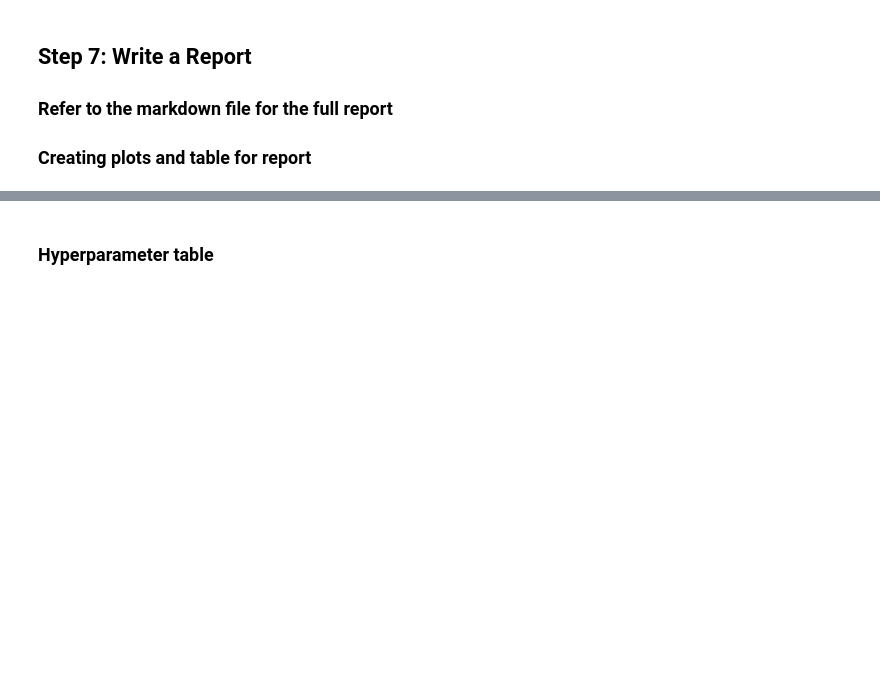
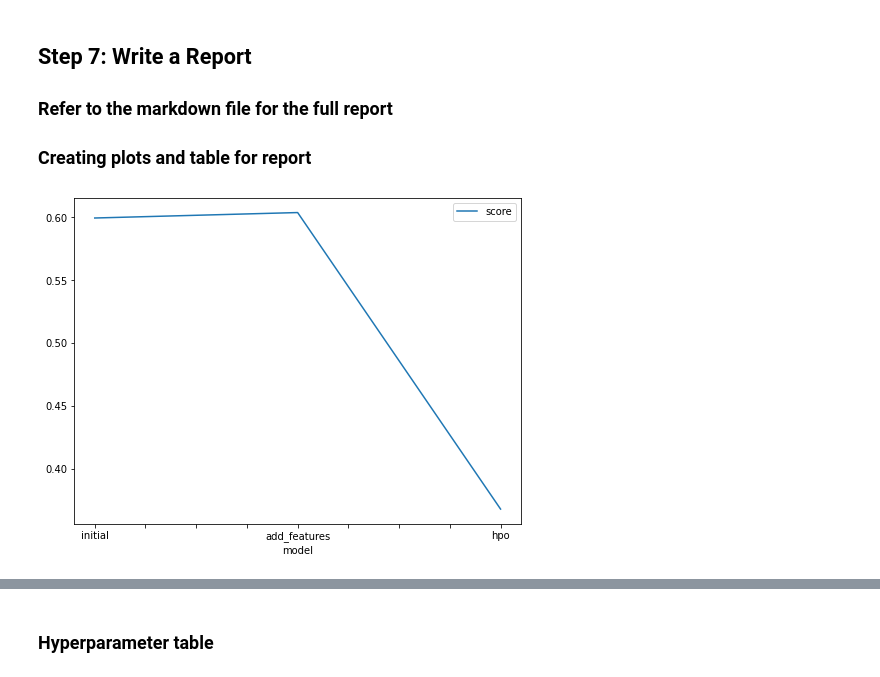
Before and after one commit to apolanco3225/Predict-Bike-Sharing-Demand-with-AutoGluon-Template-, a Jupyter notebook: project-template.ipynb, the cells around one changed output, grey strips where cells are left out. Cells and saved outputs as stored; diff of their text form; code cells hidden in the pictures; blank space fills up the shorter version.

```diff
--- a/project-template.ipynb
+++ b/project-template.ipynb
@@ -235,13 +705,15 @@ submission_new_hpo.to_csv("submission_new_hpo.csv", index=False)
 # %%
 # Taking the top model score from each training run and creating a line plot to show improvement
 # You can create these in the notebook and save them to PNG or use some other tool (e.g. google sheets, excel)
 fig = pd.DataFrame(
     {
         "model": ["initial", "add_features", "hpo"],
-        "score": [?, ?, ?]
+        "score": [0.599288, 0.603615 , 0.368040]
     }
 ).plot(x="model", y="score", figsize=(8, 6)).get_figure()
 fig.savefig('model_train_score.png')
+# %% [output]
+[figure, added]
 # %%
 # Take the 3 kaggle scores and creating a line plot to show improvement
 fig = pd.DataFrame(
```
Also changed, not shown: parts of 55 cells of this notebook.
